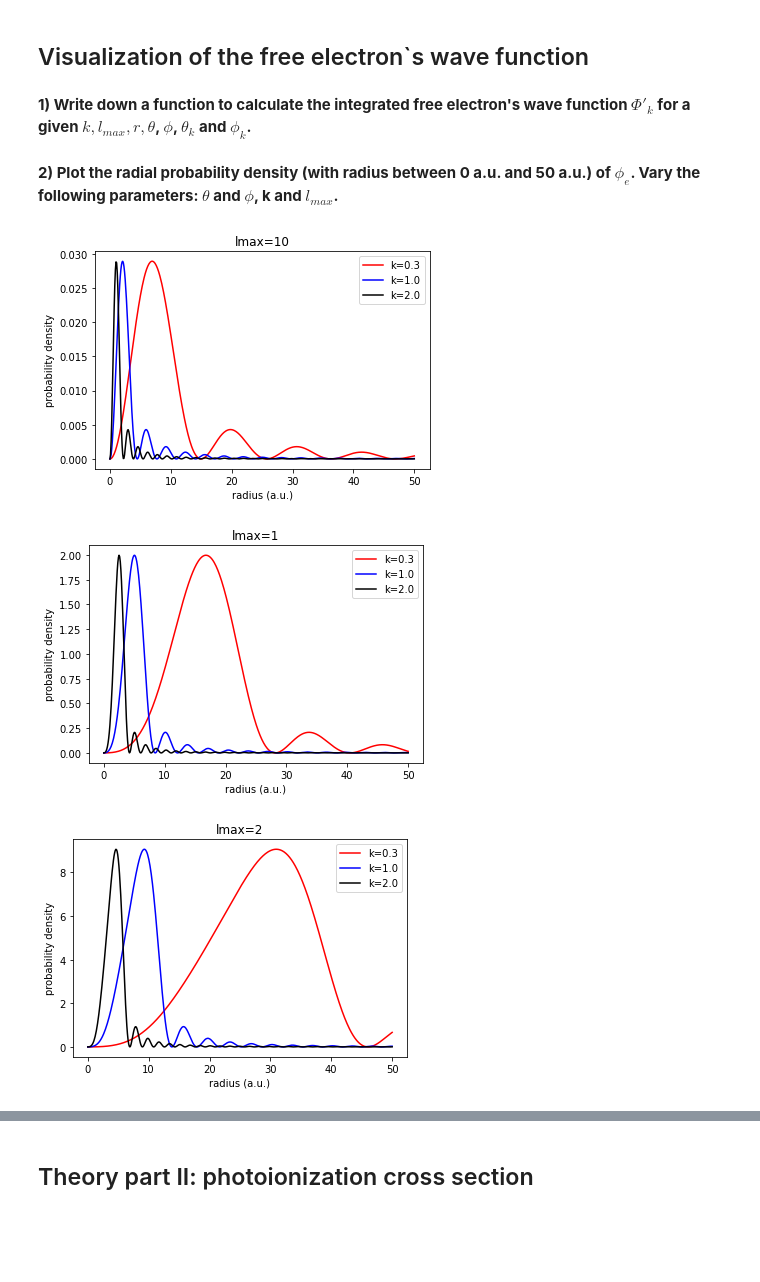
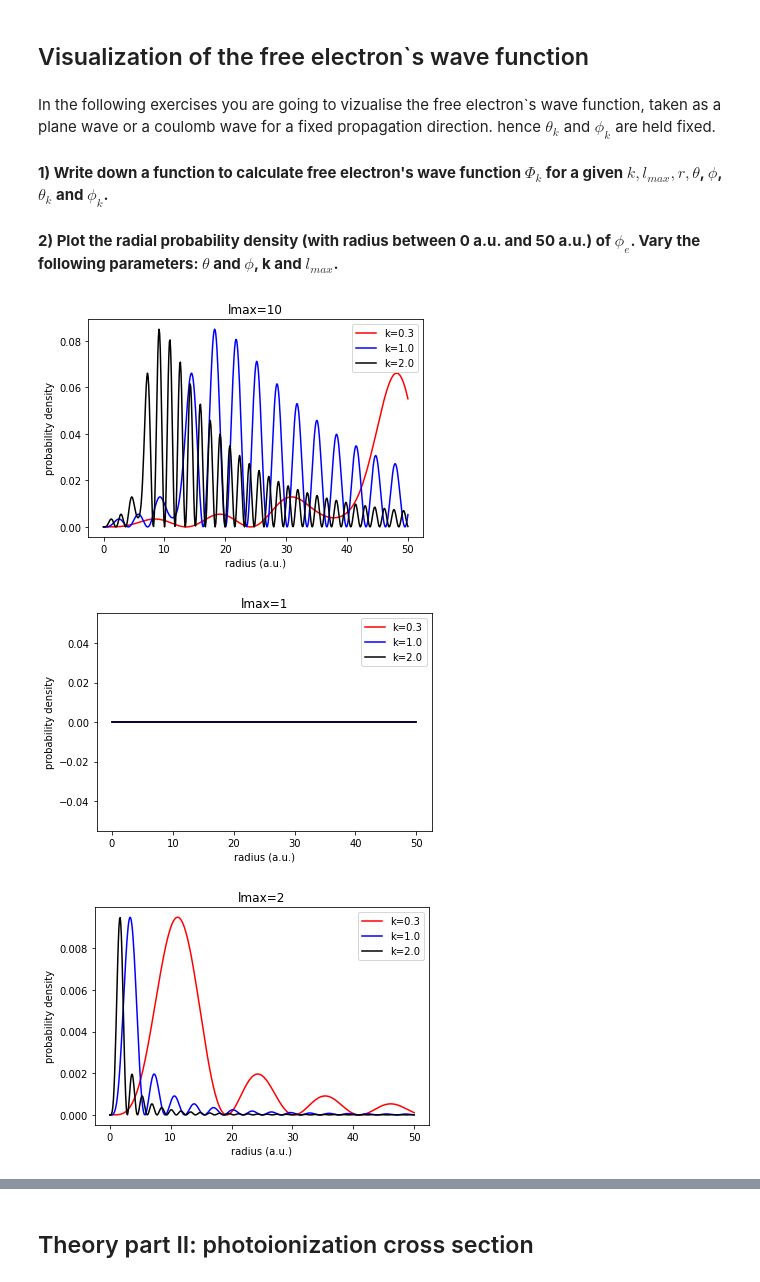
Before and after one commit to MilaimKas/Teaching_project, a Jupyter notebook: Photoionization.ipynb, the cells around one changed output, grey strips where cells are left out. Cells and saved outputs as stored; diff of their text form; code cells hidden in the pictures; blank space fills up the shorter version.

```diff
--- a/Photoionization.ipynb
+++ b/Photoionization.ipynb
@@ -205,9 +215,17 @@ $$\Phi'_e(k,r,\theta,\phi) =\frac{2}{\sqrt{2\pi}} \sum_{l=0}^{lmax}\sum_{m=-l}^{
 # %% [markdown]
 ## Visualization of the free electron`s wave function
+# %% [markdown]
+In the following exercises you are going to vizualise the free electron`s wave function, taken  as a plane wave or a coulomb wave for a fixed propagation direction. hence $\theta_k$ and $\phi_{k}$ are held fixed.
+# %%
+# choice of phi_k and theta_k
+th_k, ph_k = 0, np.pi/2.
 # %% [markdown]
-**1) Write down a function to calculate the integrated free electron's wave function $\Phi'_k$ for a given $k, l_{max},r, \theta$, $\phi$, $\theta_k$ and $\phi_{k}$.**
+**1) Write down a function to calculate free electron's wave function $\Phi_k$ for a given $k, l_{max},r, \theta$, $\phi$, $\theta_k$ and $\phi_{k}$.**
 # %%
 def phi_e(k,lmax,r,th,ph):
+
+    # convert to spherical coordinate
+    #r, th, ph = cart2sph(x,y,z)
 
     Y  = special.sph_harm
     jl = special.spherical_jn
@@ -219,10 +237,10 @@ def phi_e(k,lmax,r,th,ph):
     for l in range(lmax+1):
         rad = jl(l,k*r)
         if l == 0:
-          ans += i*l*rad*Y(0,l,th,ph)
+          ans += i*l*rad*Y(0,l,th,ph)*Y(0,l,th_k,ph_k)
         else:
            for m in range(-l,l+1,1):
-               ans += i*l*rad*Y(m,l,th,ph)
+               ans += i*l*rad*Y(m,l,th,ph)*Y(0,l,th_k,ph_k)
 
     return ans*prefactor
 # %% [markdown]
@@ -230,40 +248,40 @@ def phi_e(k,lmax,r,th,ph):
 # %%
 r_list = np.linspace(0,50,500)
 
-# compare different k along the z axes
-lmax = 1
+# compare different k along
+lmax = 10
 plt.xlabel('radius (a.u.)')
 plt.ylabel('probability density')
 plt.plot(r_list,abs(phi_e(0.3,lmax,r_list,0,0))**2,'r',label='k=0.3')
 plt.plot(r_list,abs(phi_e(1.0,lmax,r_list,0,0))**2,'b',label='k=1.0')
 plt.plot(r_list,abs(phi_e(2.0,lmax,r_list,0,0))**2,'k',label='k=2.0')
 plt.legend()
 plt.title('lmax=10')
 plt.show()
 
-lmax = 5
+lmax = 1
 plt.xlabel('radius (a.u.)')
 plt.ylabel('probability density')
 plt.plot(r_list,abs(phi_e(0.3,lmax,r_list,0,0))**2,'r',label='k=0.3')
 plt.plot(r_list,abs(phi_e(1.0,lmax,r_list,0,0))**2,'b',label='k=1.0')
 plt.plot(r_list,abs(phi_e(2.0,lmax,r_list,0,0))**2,'k',label='k=2.0')
 plt.legend()
 plt.title('lmax=1')
 plt.show()
 
-lmax = 10
+lmax = 2
 plt.xlabel('radius (a.u.)')
 plt.ylabel('probability density')
 plt.plot(r_list,abs(phi_e(0.3,lmax,r_list,0,0))**2,'r',label='k=0.3')
 plt.plot(r_list,abs(phi_e(1.0,lmax,r_list,0,0))**2,'b',label='k=1.0')
 plt.plot(r_list,abs(phi_e(2.0,lmax,r_list,0,0))**2,'k',label='k=2.0')
 plt.legend()
 plt.title('lmax=2')
 plt.show()
 # %% [output]
-[figure, old version]
+[figure, new version]
-[figure, old version]
+[figure, new version]
-[figure, old version]
+[figure, new version]
 # %%
 # contour plot
 r_list = np.linspace(0,30,100)
```
Also changed, not shown: parts of 8 cells of this notebook, 1 other file.
